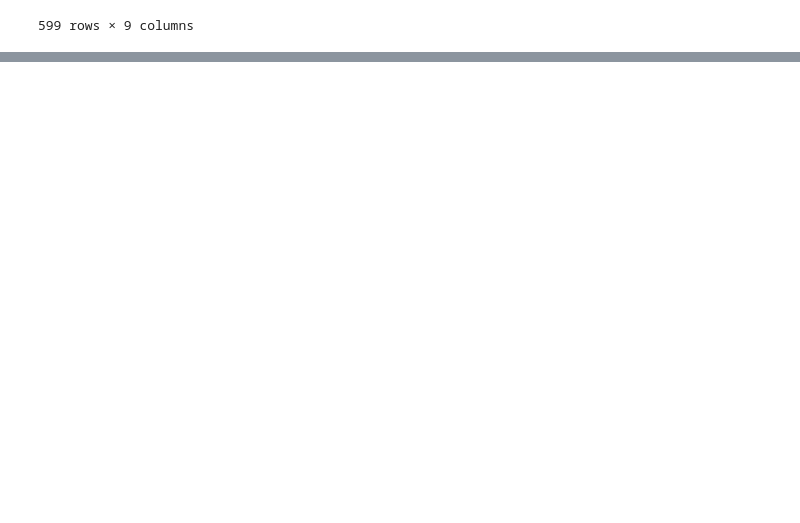
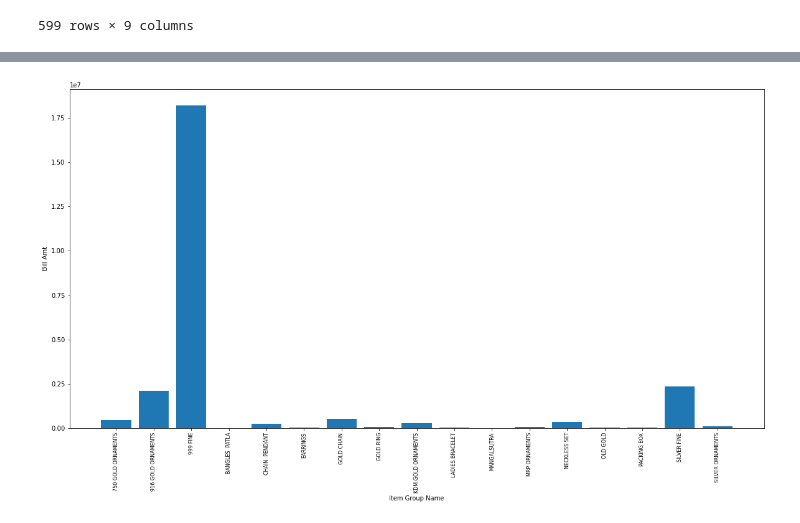
Before and after one commit to aakashsyadav1999/Sales-list-estimate-edited, a Jupyter notebook: estimate.ipynb, the cells around one changed output, grey strips where cells are left out. Drawn from its saved outputs; the diff is of its cells as text; code cells hidden in the pictures; blank space fills up the shorter version.

```diff
--- a/estimate.ipynb
+++ b/estimate.ipynb
@@ -254,0 +310,8 @@ df
+# %%
+import matplotlib.pyplot as plt
+%matplotlib inline
+from matplotlib.pylab import rcParams
+rcParams['figure.figsize']=20,10
+from keras.models import Sequential
+from keras.layers import LSTM,Dropout,Dense
+from sklearn.preprocessing import MinMaxScaler
@@ -254,0 +365,15 @@ df
+# %%
+Item_group_name= df.groupby('Item Group Name')
+
+
+
+Bill_Values=Item_group_name.sum()['Bill Amt']
+Items= [Item for Item, df in Item_group_name]
+
+plt.bar(Items,Bill_Values)
+plt.ylabel('Bill Amt')
+plt.xlabel('Item Group Name')
+plt.xticks(Items, rotation='vertical', size=8)
+plt.show()
+# %% [output]
+[figure, added]
```
Also changed, not shown: parts of 13 cells of this notebook.
